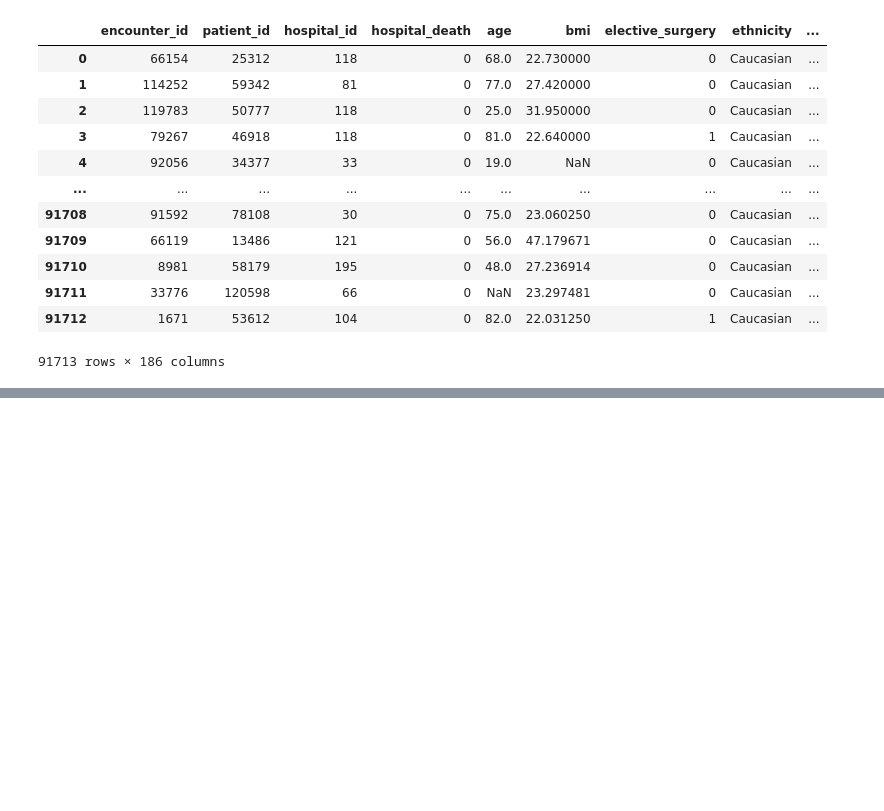
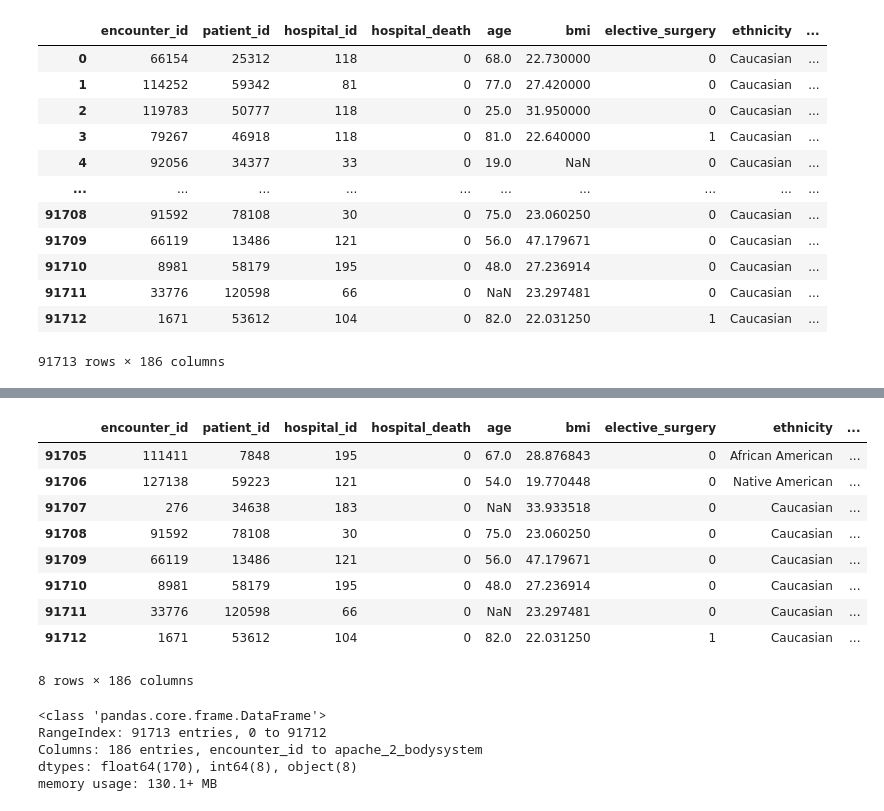
Before and after one commit to ConorD212/UCDPA_ConorDixon, a Jupyter notebook: DataSet 1 Patient Survival Prediction Dataset/DataSet 1 Patient Survival Prediction Dataset.ipynb, the cells around one changed output, grey strips where cells are left out. Drawn from its saved outputs; the diff is of its cells as text; code cells hidden in the pictures; blank space fills up the shorter version.

```diff
--- a/DataSet 1 Patient Survival Prediction Dataset/DataSet 1 Patient Survival Prediction Dataset.ipynb
+++ b/DataSet 1 Patient Survival Prediction Dataset/DataSet 1 Patient Survival Prediction Dataset.ipynb
@@ -24,0 +22,2 @@ NameError: name 'hfhghhrbf' is not defined
+# %%
+Patient_df = df = pd.read_csv("dataset.csv")
@@ -24,0 +50,21 @@ NameError: name 'hfhghhrbf' is not defined
+# %%
+Patient_df.tail(8)
+# %% [output]
+|  | encounter_id | patient_id | hospital_id | hospital_death | age | bmi | elective_surgery | ethnicity | ... |
+| 91705 | 111411 | 7848 | 195 | 0 | 67.0 | 28.876843 | 0 | African American | ... |
+| 91706 | 127138 | 59223 | 121 | 0 | 54.0 | 19.770448 | 0 | Native American | ... |
+| 91707 | 276 | 34638 | 183 | 0 | NaN | 33.933518 | 0 | Caucasian | ... |
+| 91708 | 91592 | 78108 | 30 | 0 | 75.0 | 23.060250 | 0 | Caucasian | ... |
+| 91709 | 66119 | 13486 | 121 | 0 | 56.0 | 47.179671 | 0 | Caucasian | ... |
+| 91710 | 8981 | 58179 | 195 | 0 | 48.0 | 27.236914 | 0 | Caucasian | ... |
+| 91711 | 33776 | 120598 | 66 | 0 | NaN | 23.297481 | 0 | Caucasian | ... |
+| 91712 | 1671 | 53612 | 104 | 0 | 82.0 | 22.031250 | 1 | Caucasian | ... |
+8 rows × 186 columns
+# %%
+Patient_df.info()
+# %% [output]
+<class 'pandas.core.frame.DataFrame'>
+RangeIndex: 91713 entries, 0 to 91712
+Columns: 186 entries, encounter_id to apache_2_bodysystem
+dtypes: float64(170), int64(8), object(8)
+memory usage: 130.1+ MB
```
Also changed, not shown: parts of 19 cells of this notebook.
